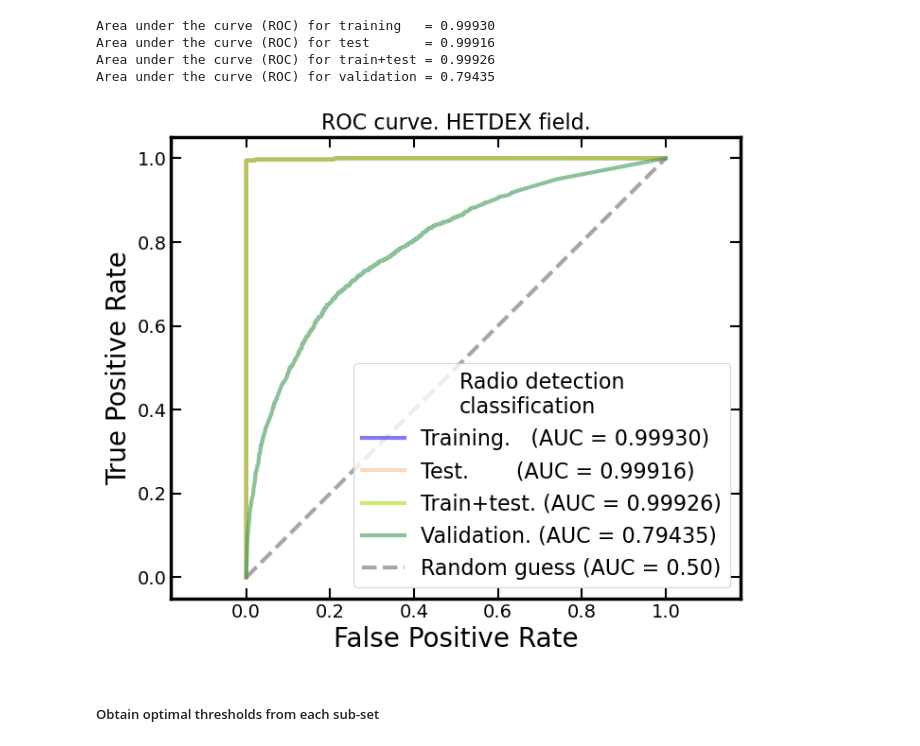
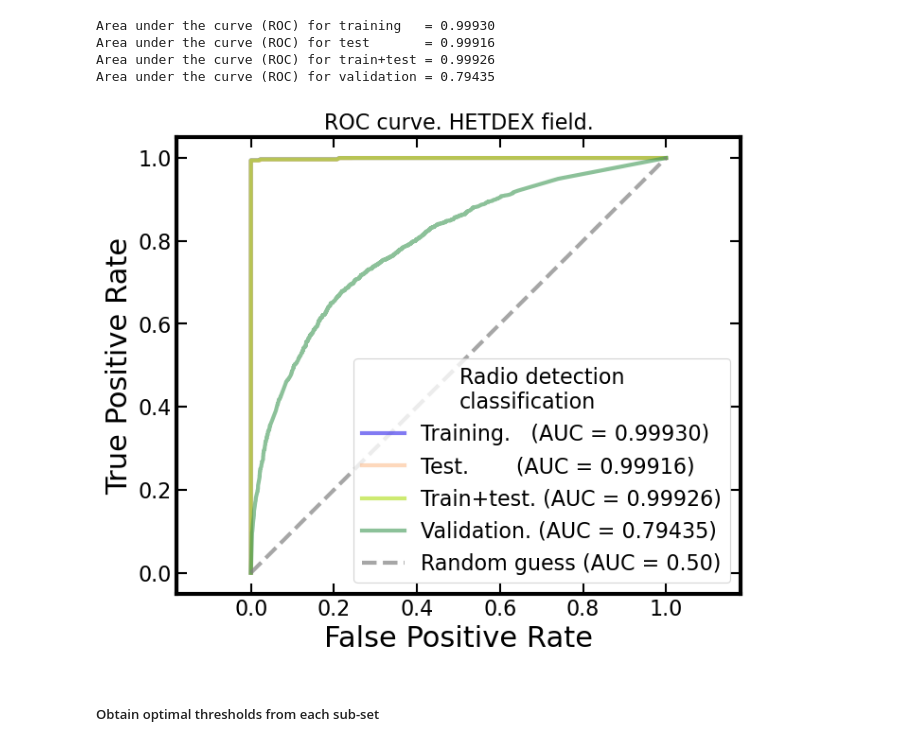
Before and after one commit to racarvajal/Pipeline_RG_z_ML, a Jupyter notebook: ML_17.ipynb, the cells around one changed output. Saved outputs shown, nothing was run; the diff lists cells and outputs as text; code cells hidden in the pictures.

```diff
--- a/ML_17.ipynb
+++ b/ML_17.ipynb
@@ -1065,36 +1066,36 @@ fpr_val,        tpr_val,        thresh_val        = roc_curve(validation_predict
 # %%
 fig             = plt.figure(figsize=(7,6))
 ax1             = fig.add_subplot(111)
 
 viz_train       = RocCurveDisplay(fpr=fpr_train,      tpr=tpr_train,      roc_auc=roc_auc_train)
 viz_test        = RocCurveDisplay(fpr=fpr_test,       tpr=tpr_test,       roc_auc=roc_auc_test)
 viz_train_test  = RocCurveDisplay(fpr=fpr_train_test, tpr=tpr_train_test, roc_auc=roc_auc_train_test)
 viz_val         = RocCurveDisplay(fpr=fpr_val,        tpr=tpr_val,        roc_auc=roc_auc_validation)
 viz_train.plot(ax=ax1,       lw=3, c=cm.get_cmap('cet_CET_C2s')(0.0), alpha=0.6, label=f"Training.   (AUC = {roc_auc_train:0.5f})")
 viz_test.plot(ax=ax1,        lw=3, c=cm.get_cmap('cet_CET_C2s')(0.4), alpha=0.6, label=f"Test.       (AUC = {roc_auc_test:0.5f})")
 viz_train_test.plot(ax=ax1,  lw=3, c=cm.get_cmap('cet_CET_C2s')(0.6), alpha=0.6, label=f"Train+test. (AUC = {roc_auc_train_test:0.5f})")
 viz_val.plot(ax=ax1,         lw=3, c=cm.get_cmap('cet_CET_C2s')(0.8), alpha=0.6, label=f"Validation. (AUC = {roc_auc_validation:0.5f})")
 
 ax1.plot([0, 1], [0, 1], ls='--', marker=None, c='Gray', alpha=0.7, lw=3.0, label='Random guess (AUC = 0.50)')
 
-ax1.set_xlabel('False Positive Rate', fontsize=20)
-ax1.set_ylabel('True Positive Rate', fontsize=20)
+ax1.set_xlabel('False Positive Rate', fontsize=22)
+ax1.set_ylabel('True Positive Rate', fontsize=22)
 ax1.tick_params(which='both', top=True, right=True, direction='in')
-ax1.tick_params(axis='both', which='major', labelsize=14)
+ax1.tick_params(axis='both', which='major', labelsize=16)
 ax1.tick_params(which='major', length=8, width=1.5)
 ax1.tick_params(which='minor', length=4, width=1.5)
-plt.setp(ax1.spines.values(), linewidth=2.5)
-plt.setp(ax1.spines.values(), linewidth=2.5)
+plt.setp(ax1.spines.values(), linewidth=3.0)
+plt.setp(ax1.spines.values(), linewidth=3.0)
 # ax1.set_aspect('equal', 'box')
 plt.legend(loc=4, fontsize=16, title='Radio detection\nclassification', title_fontsize=16)
 ax1.set_aspect('equal', 'datalim')
 ax1.set_title('ROC curve. HETDEX field.', fontsize=16)
 fig.tight_layout()
 if save_plot_flag:
     plt.savefig('plots/AUC_ROC_classification_radio_detect_05.pdf', bbox_inches='tight')
 plt.show()
 # %% [output]
-[figure, old version]
+[figure, new version]
 # %% [markdown]
 ##### Obtain optimal thresholds from each sub-set
 # %%
```
Also changed, not shown: parts of 4 cells of this notebook, 2 other files.
